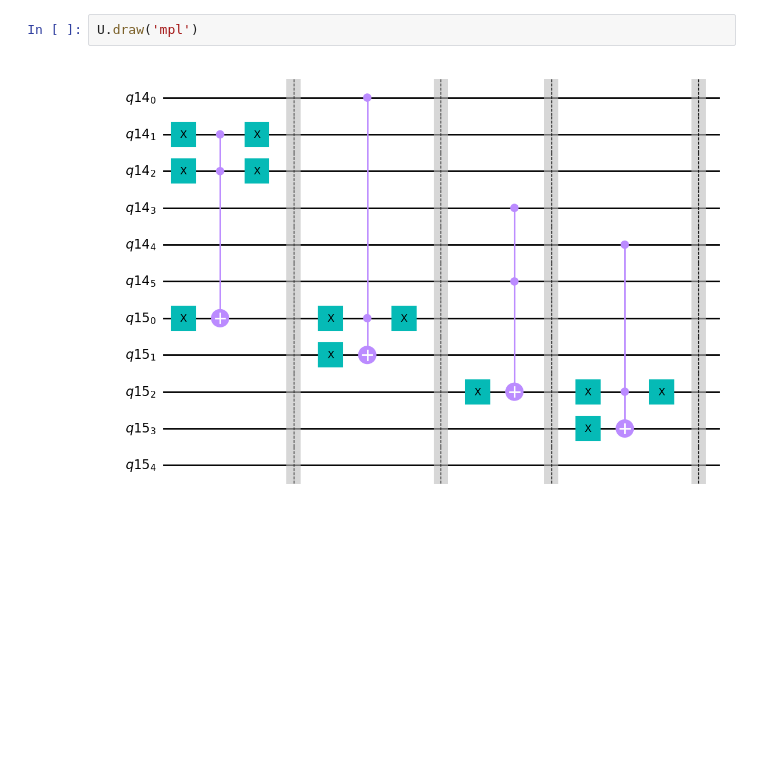
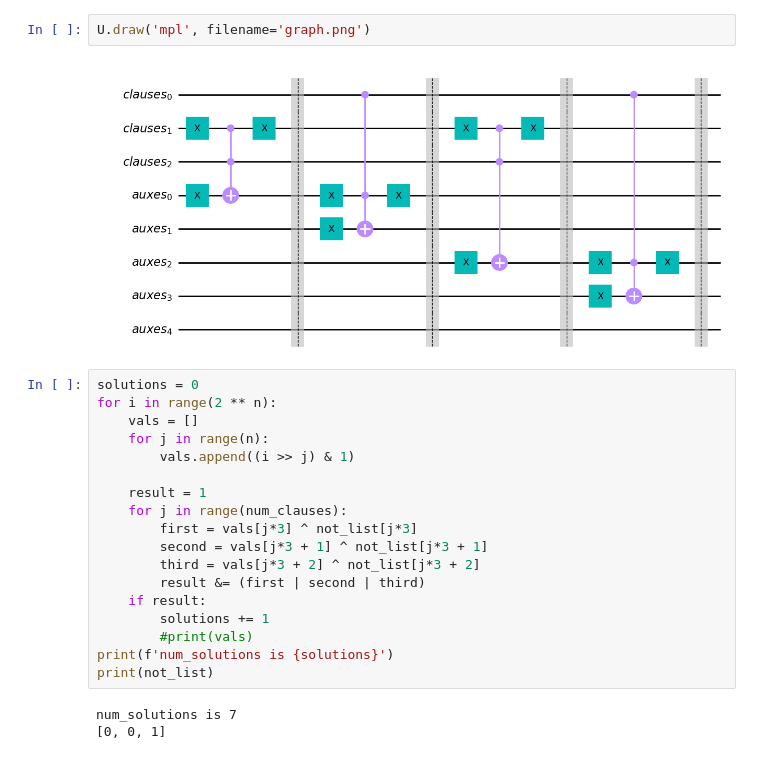
Before and after one commit to curry2736/cs378-quantum-final-proj, a Jupyter notebook: Final_Project_SAT.ipynb, the cells around one changed output. Drawn from its saved outputs; the diff is of its cells as text; blank space fills up the shorter version.

Commit message:
added multiple re-usage of same variable in different clauses

```diff
--- a/Final_Project_SAT.ipynb
+++ b/Final_Project_SAT.ipynb
@@ -87,4 +84,25 @@ print(not_list)
 # %%
-U.draw('mpl')
+U.draw('mpl', filename='graph.png')
 # %% [output]
-[figure, old version]
+[figure, new version]
+# %%
+solutions = 0
+for i in range(2 ** n):
+    vals = []
+    for j in range(n):
+        vals.append((i >> j) & 1)
+
+    result = 1
+    for j in range(num_clauses):
+        first = vals[j*3] ^ not_list[j*3]
+        second = vals[j*3 + 1] ^ not_list[j*3 + 1]
+        third = vals[j*3 + 2] ^ not_list[j*3 + 2]
+        result &= (first | second | third)
+    if result:
+        solutions += 1
+        #print(vals)
+print(f'num_solutions is {solutions}')
+print(not_list)
+# %% [output]
+num_solutions is 7
+[0, 0, 1]
```
Also changed, not shown: parts of 2 cells of this notebook, 2 other files.
